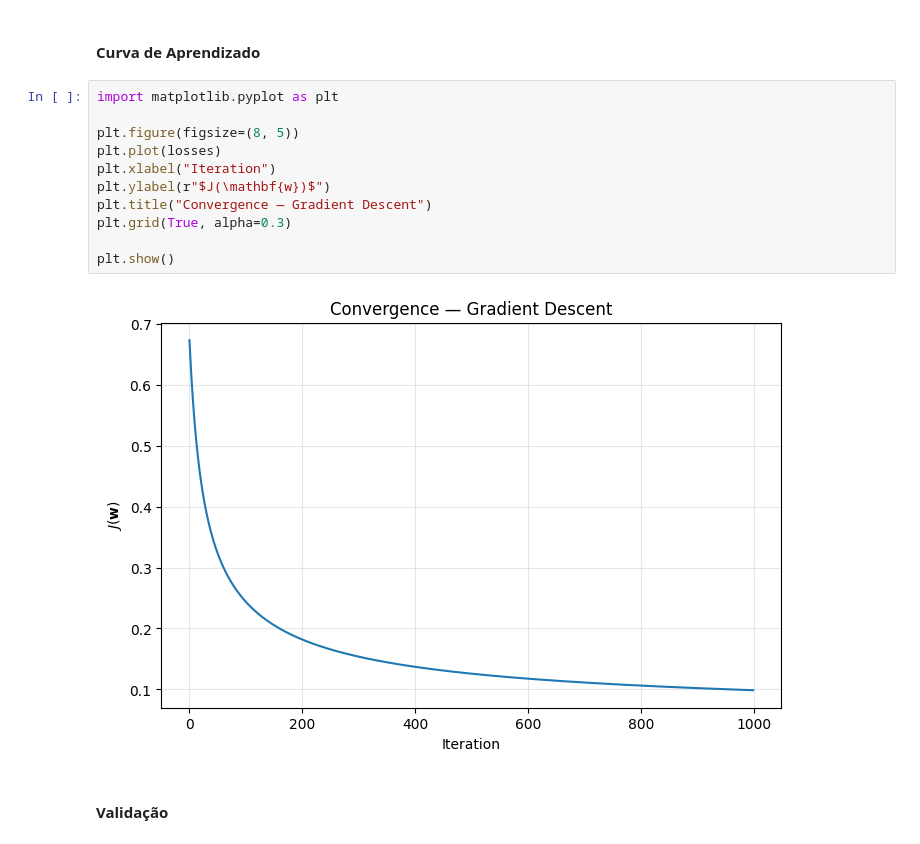
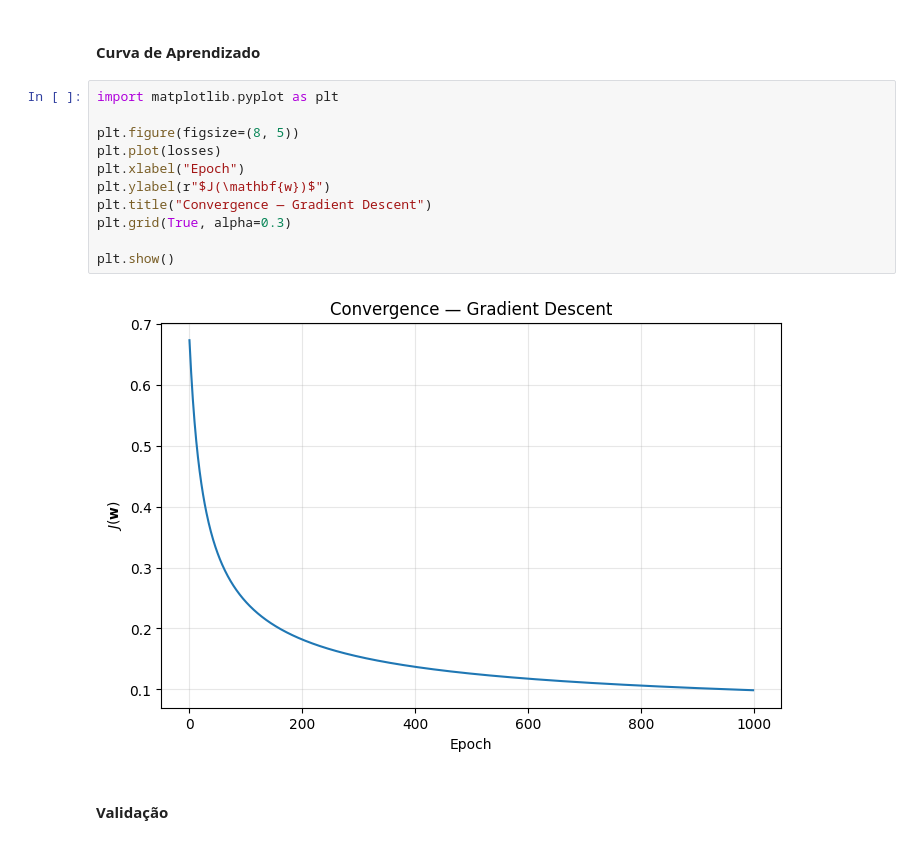
Before and after one commit to gabdourado/AI, a Jupyter notebook: Optimization/GD.ipynb, the cells around one changed output. Saved outputs shown, nothing was run; the diff lists cells and outputs as text.

```diff
--- a/Optimization/GD.ipynb
+++ b/Optimization/GD.ipynb
@@ -297,16 +297,16 @@ worst fractal dimension -0.097186
 # %%
 import matplotlib.pyplot as plt
 
 plt.figure(figsize=(8, 5))
 plt.plot(losses)
-plt.xlabel("Iteration")
+plt.xlabel("Epoch")
 plt.ylabel(r"$J(\mathbf{w})$")
 plt.title("Convergence — Gradient Descent")
 plt.grid(True, alpha=0.3)
 
 plt.show()
 # %% [output]
-[figure, old version]
+[figure, new version]
 # %% [markdown]
 #### **Validação**
 # %%
```
Also changed, not shown: 1 other file.
